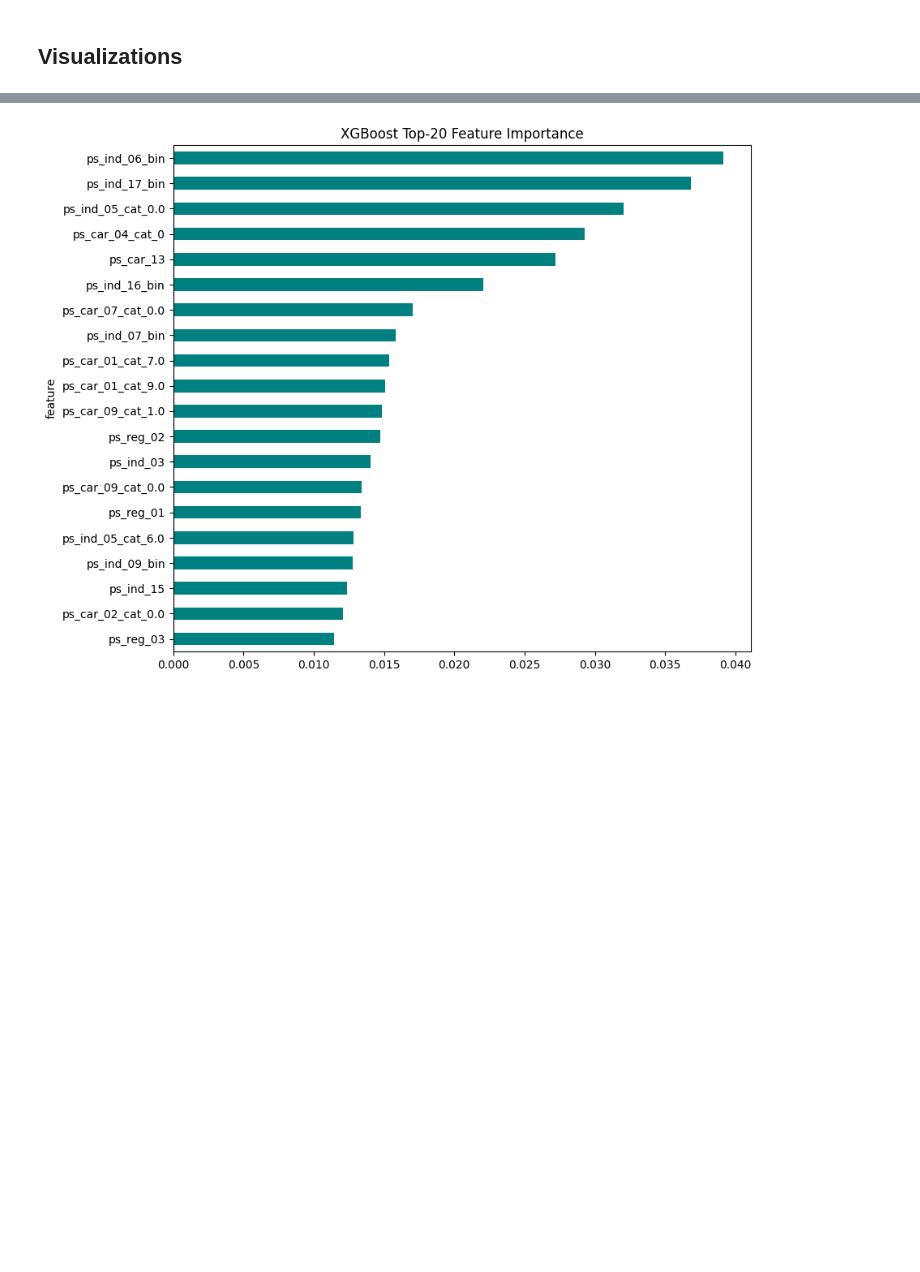
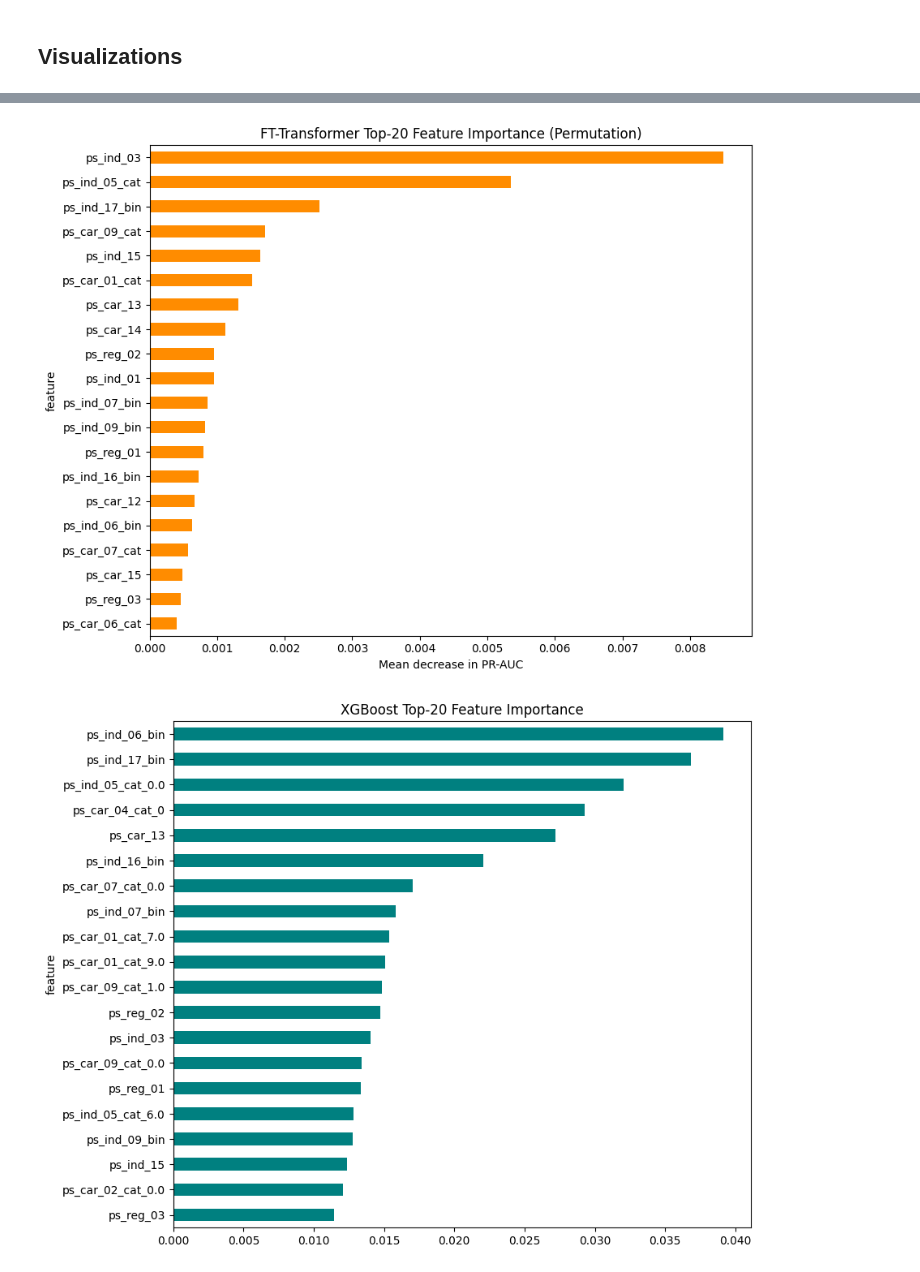
Before and after one commit to yongseng87/DSS5104-Assignment-2, a Jupyter notebook: dataset3_porto_seguro_ys_resnet_v5.ipynb, the cells around one changed output, grey strips where cells are left out. Cells and saved outputs as stored; diff of their text form; code cells hidden in the pictures; blank space fills up the shorter version.

```diff
--- a/dataset3_porto_seguro_ys_resnet_v5.ipynb
+++ b/dataset3_porto_seguro_ys_resnet_v5.ipynb
@@ -1440,37 +1544,39 @@ plt.show()
 def ft_predict_prob(X_num_arr, X_cat_arr):
     """Return predicted probabilities for FT-Transformer (last trained model)."""
     raw = predict_ft_transformer(ft_model_last, X_num_arr.astype(np.float32),
-                                 X_cat_arr.astype(np.int64), str(device), batch_size=512)
+                                 X_cat_arr.astype(np.int64), str(device), batch_size=N_BATCH_SIZE)
     return torch.sigmoid(torch.tensor(raw)).numpy()
 
 # Baseline score on test set
 base_prob_ft_fi = ft_predict_prob(X_te_num, X_te_cat)
 base_score_ft_fi = average_precision_score(y_test_ps, base_prob_ft_fi)
 
 rng_fi_ft = np.random.default_rng(42)
 importances_ft_fi = []
 for fi_idx, feat in enumerate(feat_names_dl):
     rep_scores = []
     for _ in range(5):
         if fi_idx < n_num_fi:
             X_num_p = X_te_num.copy()
             X_num_p[:, fi_idx] = rng_fi_ft.permutation(X_num_p[:, fi_idx])
             prob_p = ft_predict_prob(X_num_p, X_te_cat)
         else:
             X_cat_p = X_te_cat.copy()
             X_cat_p[:, fi_idx - n_num_fi] = rng_fi_ft.permutation(X_cat_p[:, fi_idx - n_num_fi])
             prob_p = ft_predict_prob(X_te_num, X_cat_p)
         rep_scores.append(base_score_ft_fi - average_precision_score(y_test_ps, prob_p))
     importances_ft_fi.append(np.mean(rep_scores))
 
 fi_df_ft = pd.DataFrame({'feature': feat_names_dl, 'importance': importances_ft_fi})
 fi_df_ft = fi_df_ft.sort_values('importance', ascending=True).tail(20)
 fi_df_ft.plot.barh(x='feature', y='importance', figsize=(9, 7),
                    legend=False, color='darkorange')
 plt.title('FT-Transformer Top-20 Feature Importance (Permutation)')
 plt.xlabel('Mean decrease in PR-AUC')
 plt.tight_layout()
 plt.show()
+# %% [output]
+[figure, added]
 # %%
 # XGBoost feature importance (top 20)
 if xgb_model_last is not None:
```
Also changed, not shown: parts of 36 cells of this notebook.
